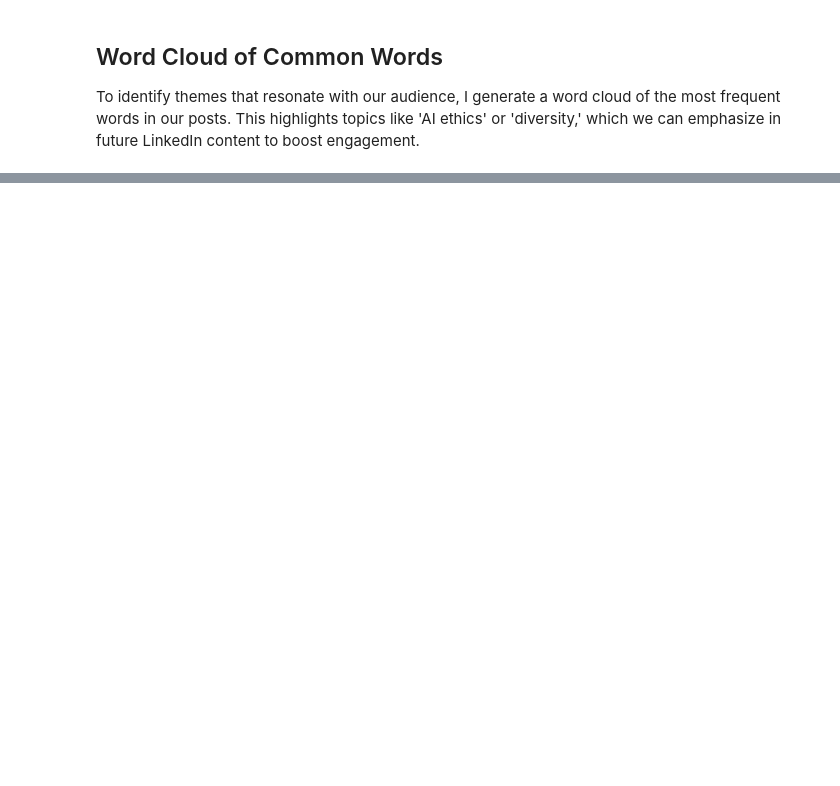
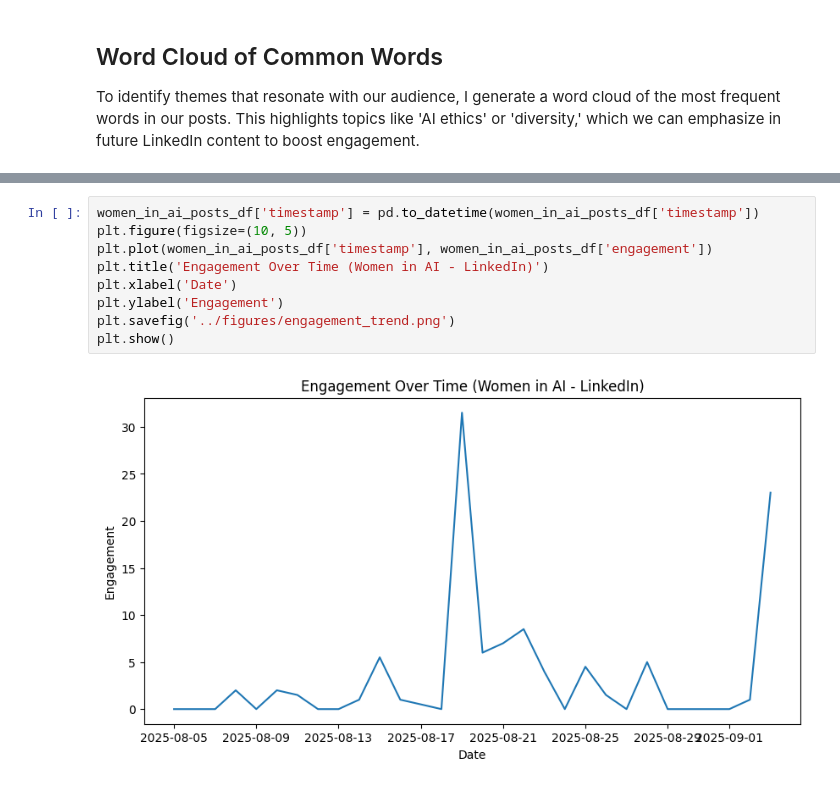
Before and after one commit to Nityaa2396/ai-engage-project, a Jupyter notebook: notebooks/analysis.ipynb, the cells around one changed output, grey strips where cells are left out. Drawn from its saved outputs; the diff is of its cells as text; blank space fills up the shorter version.

```diff
--- a/notebooks/analysis.ipynb
+++ b/notebooks/analysis.ipynb
@@ -67,0 +91,11 @@ plt.show()
+# %%
+women_in_ai_posts_df['timestamp'] = pd.to_datetime(women_in_ai_posts_df['timestamp'])
+plt.figure(figsize=(10, 5))
+plt.plot(women_in_ai_posts_df['timestamp'], women_in_ai_posts_df['engagement'])
+plt.title('Engagement Over Time (Women in AI - LinkedIn)')
+plt.xlabel('Date')
+plt.ylabel('Engagement')
+plt.savefig('../figures/engagement_trend.png')
+plt.show()
+# %% [output]
+[figure, added]
```
Also changed, not shown: parts of 5 cells of this notebook, 11 other files.
